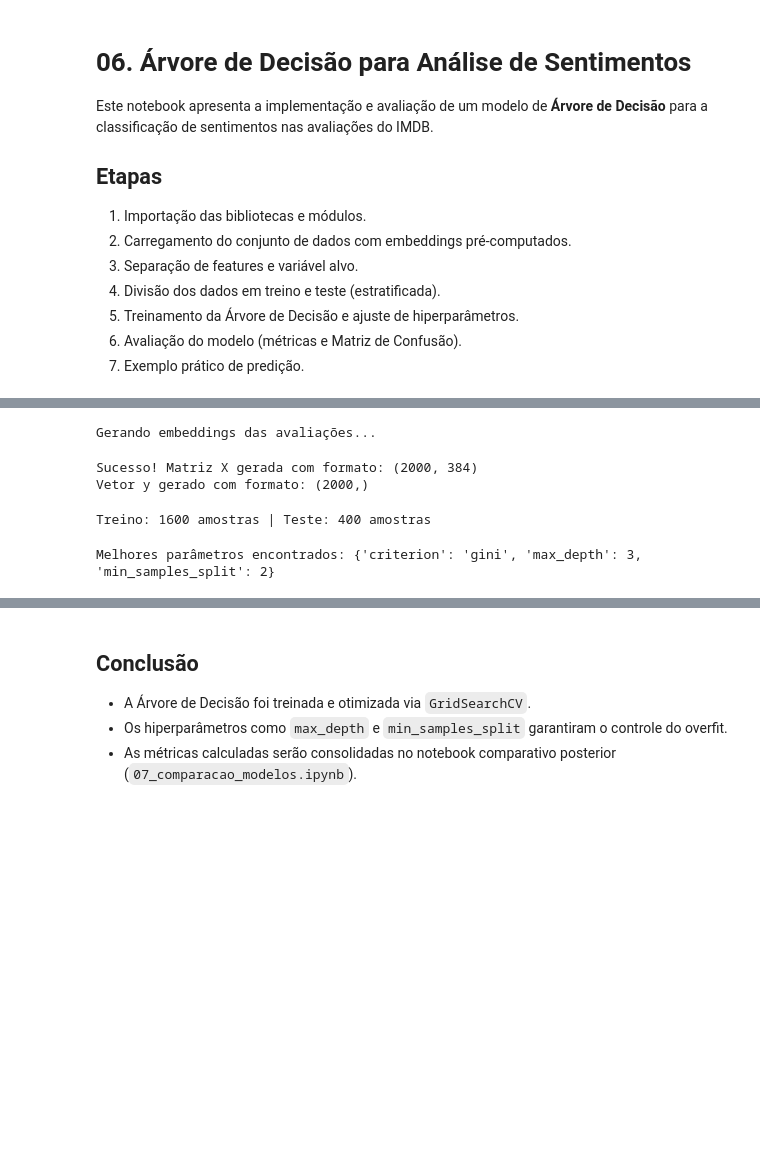
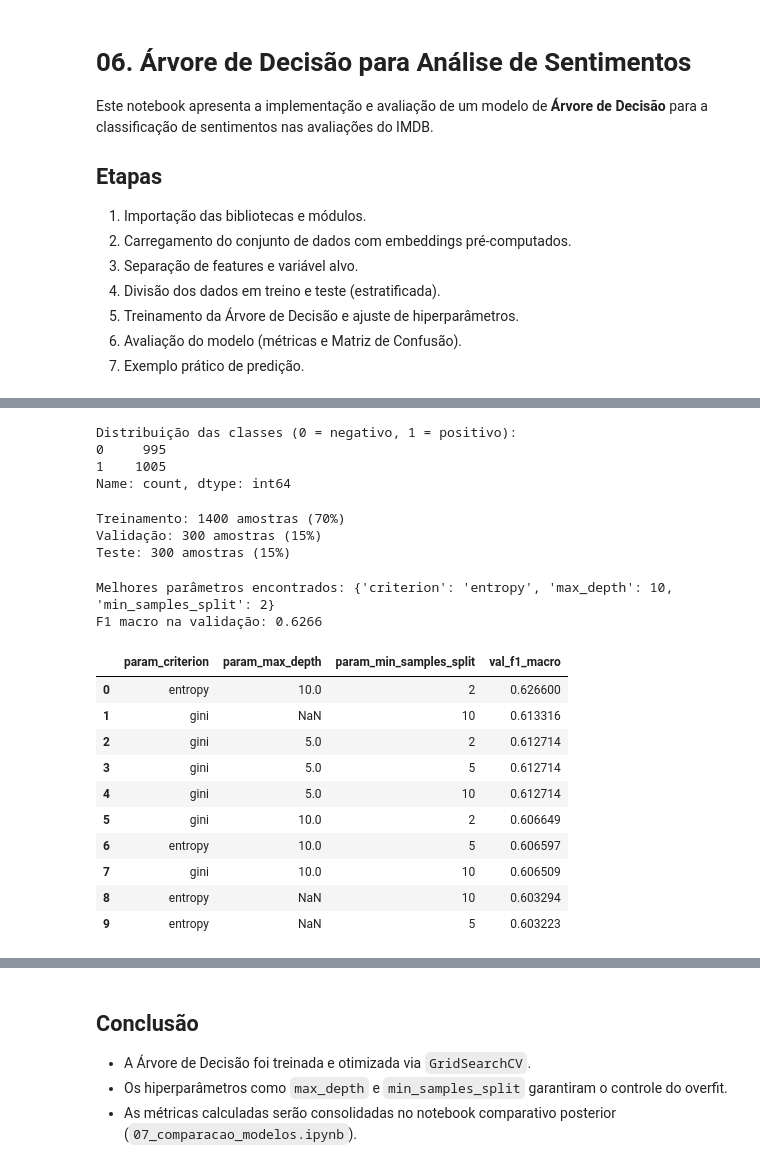
Before and after one commit to Kaickpl/Projeto-IA-classificacaoSentimentosFilme, a Jupyter notebook: notebooks/06_arvore_de_decisao.ipynb, the cells around one changed output, grey strips where cells are left out. Cells and saved outputs as stored; diff of their text form; code cells hidden in the pictures; blank space fills up the shorter version.

```diff
--- a/notebooks/06_arvore_de_decisao.ipynb
+++ b/notebooks/06_arvore_de_decisao.ipynb
@@ -59,45 +42,40 @@ Normalização concluída com sucesso!
 # %%
-from sentence_transformers import SentenceTransformer
-
-model = SentenceTransformer('all-MiniLM-L6-v2')
-
-print("Gerando embeddings das avaliações...")
-X = model.encode(df["review_clean"].tolist(), show_progress_bar=True)
-y = df["sentiment"].to_numpy()
-
-print(f"\nSucesso! Matriz X gerada com formato: {X.shape}")
-print(f"Vetor y gerado com formato: {y.shape}")
+print("Distribuição das classes (0 = negativo, 1 = positivo):")
+print(pd.Series(y).value_counts().sort_index())
 # %% [output]
-Gerando embeddings das avaliações...
+Distribuição das classes (0 = negativo, 1 = positivo):
+0     995
+1    1005
+Name: count, dtype: int64
-Sucesso! Matriz X gerada com formato: (2000, 384)
-Vetor y gerado com formato: (2000,)
 # %%
-X_train, X_test, y_train, y_test = train_test_split(
-    X,
-    y,
-    test_size=0.2,
-    random_state=42,
-    stratify=y
-)
+X_train, X_val, X_test, y_train, y_val, y_test = split_data(X, y)
 
-print(f"Treino: {X_train.shape[0]} amostras | Teste: {X_test.shape[0]} amostras")
+for nome, conjunto in [("Treinamento", X_train), ("Validação", X_val), ("Teste", X_test)]:
+    print(f"{nome}: {len(conjunto)} amostras ({len(conjunto) / len(X):.0%})")
 # %% [output]
-Treino: 1600 amostras | Teste: 400 amostras
+Treinamento: 1400 amostras (70%)
+Validação: 300 amostras (15%)
+Teste: 300 amostras (15%)
 # %%
-param_grid = {
-    'max_depth': [3, 5, 10, None],
-    'min_samples_split': [2, 5, 10],
-    'criterion': ['gini', 'entropy']
-}
+best_dt, melhores_params, resultados_busca = buscar_hiperparametros(X_train, y_train, X_val, y_val)
 
-base_dt = DecisionTreeClassifier(random_state=42)
-grid_search = GridSearchCV(base_dt, param_grid, cv=5, scoring='f1_macro', n_jobs=-1)
-grid_search.fit(X_train, y_train)
-
-best_dt = grid_search.best_estimator_
-print(f"Melhores parâmetros encontrados: {grid_search.best_params_}")
+print(f"Melhores parâmetros encontrados: {melhores_params}")
+print(f"F1 macro na validação: {resultados_busca['val_f1_macro'].iloc[0]:.4f}")
+resultados_busca.head(10)
 # %% [output]
-Melhores parâmetros encontrados: {'criterion': 'gini', 'max_depth': 3, 'min_samples_split': 2}
+Melhores parâmetros encontrados: {'criterion': 'entropy', 'max_depth': 10, 'min_samples_split': 2}
+F1 macro na validação: 0.6266
+|  | param_criterion | param_max_depth | param_min_samples_split | val_f1_macro |
+| 0 | entropy | 10.0 | 2 | 0.626600 |
+| 1 | gini | NaN | 10 | 0.613316 |
+| 2 | gini | 5.0 | 2 | 0.612714 |
+| 3 | gini | 5.0 | 5 | 0.612714 |
+| 4 | gini | 5.0 | 10 | 0.612714 |
+| 5 | gini | 10.0 | 2 | 0.606649 |
+| 6 | entropy | 10.0 | 5 | 0.606597 |
+| 7 | gini | 10.0 | 10 | 0.606509 |
+| 8 | entropy | NaN | 10 | 0.603294 |
+| 9 | entropy | NaN | 5 | 0.603223 |
 # %%
 y_pred = best_dt.predict(X_test)
 
```
Also changed, not shown: parts of 5 cells of this notebook, 16 other files.
